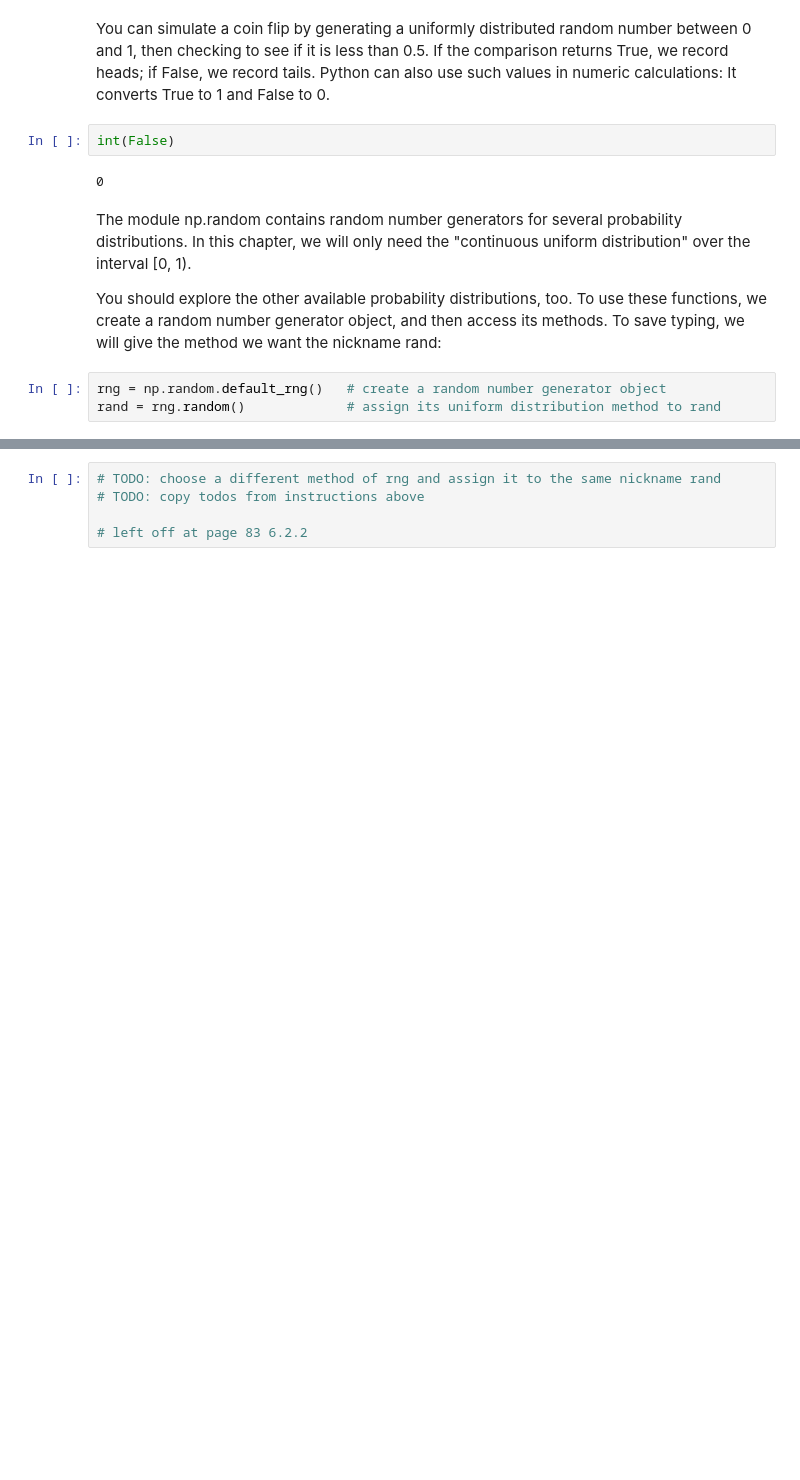
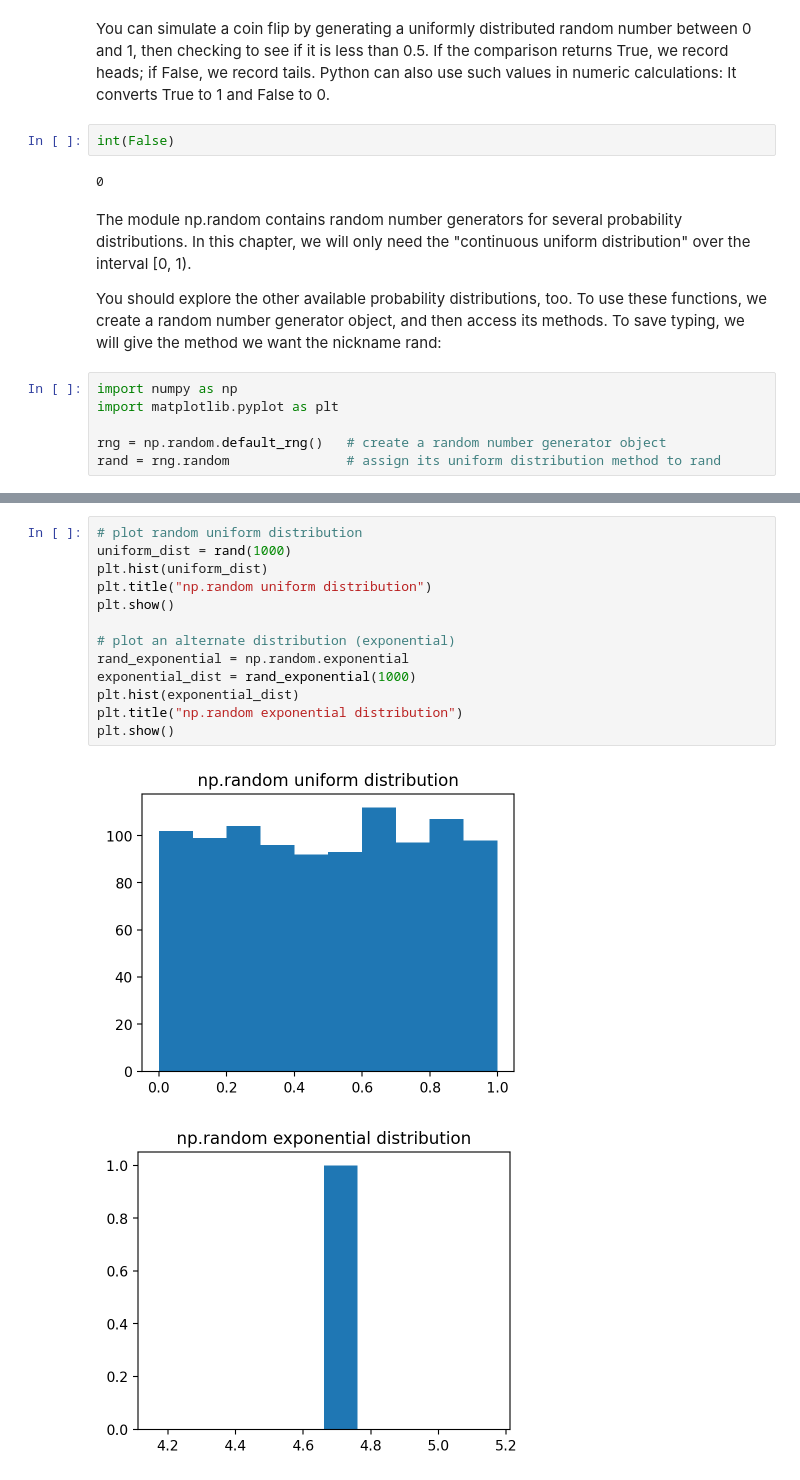
Before and after one commit to e-d-p-9/Physical-Modeling-with-Python, a Jupyter notebook: Ch6/ch6-notes.ipynb, the cells around one changed output, grey strips where cells are left out. Drawn from its saved outputs; the diff is of its cells as text; blank space fills up the shorter version.

```diff
--- a/Ch6/ch6-notes.ipynb
+++ b/Ch6/ch6-notes.ipynb
@@ -359,6 +359,9 @@ The module np.random contains random number generators for several probability d
 
 You should explore the other available probability distributions, too.  To use these functions, we create a random number generator object, and then access its methods.  To save typing, we will give the method we want the nickname rand:
 # %%
+import numpy as np
+import matplotlib.pyplot as plt
+
 rng = np.random.default_rng()   # create a random number generator object
-rand = rng.random()             # assign its uniform distribution method to rand
+rand = rng.random               # assign its uniform distribution method to rand
 # %% [markdown]
@@ -366,6 +369,17 @@ To get a thousand random numbers, you can now sayu rand(1000).  In the future, i
 To make a series of independing flips, first create an array called samples that contains 100 random numbers generated by rand.  (Consult help(rand) for a clue about how to do this easily.)  You can then convert the random samples to a simulation of coin flips with flips=(samples<0.5).  Python evaluates the comparison item by item, and stores the result in flips.  You can then count the number of heads by using npsum(flips) or the array method flips.sum().  Repeat this several times to get a feel for how likely it is that exactly 50 heads occur in 100 flips of a fair coin.
-# %%
-# TODO: choose a different method of rng and assign it to the same nickname rand
-# TODO: copy todos from instructions above
-
-# left off at page 83 6.2.2
+# %%
+# plot random uniform distribution
+uniform_dist = rand(1000)
+plt.hist(uniform_dist)
+plt.title("np.random uniform distribution")
+plt.show()
+
+# plot an alternate distribution (exponential)
+rand_exponential = np.random.exponential
+exponential_dist = rand_exponential(1000)
+plt.hist(exponential_dist)
+plt.title("np.random exponential distribution")
+plt.show()
+# %% [output]
+[figure, added]
+[figure, added]
```
Also changed, not shown: parts of 4 cells of this notebook.
